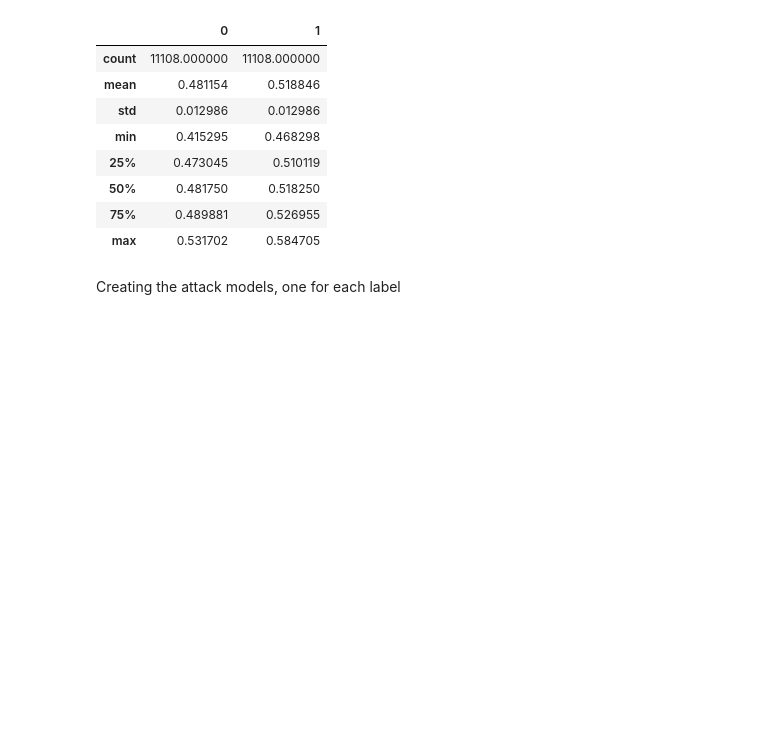
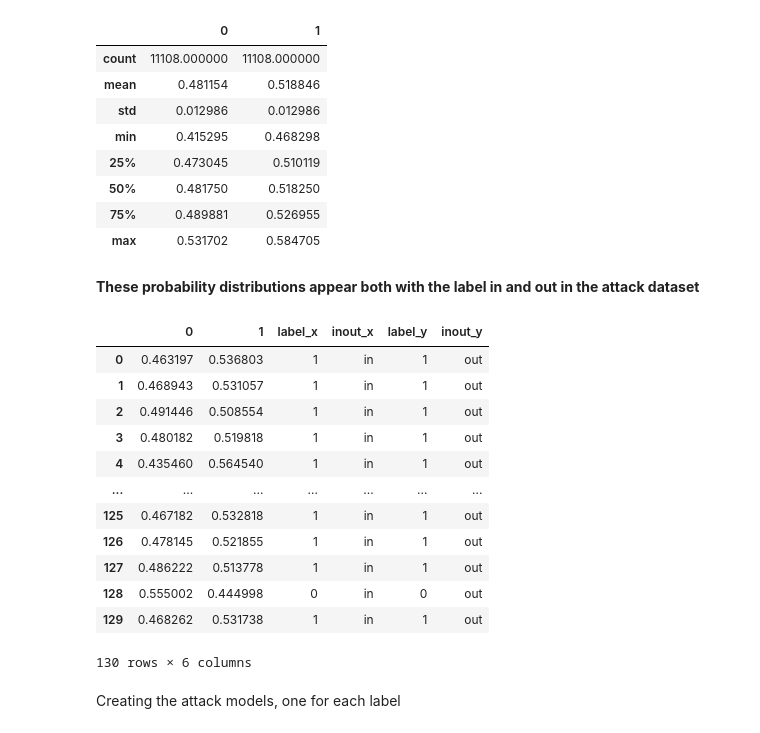
Before and after one commit to gerzin/mlem, a Jupyter notebook: notebooks/attack/AttackWithDT.ipynb, the cells around one changed output. Cells and saved outputs as stored; diff of their text form; code cells hidden in the pictures; blank space fills up the shorter version.

```diff
--- a/notebooks/attack/AttackWithDT.ipynb
+++ b/notebooks/attack/AttackWithDT.ipynb
@@ -308,6 +308,29 @@ attack_dataset[attack_dataset.label == 1][[0,1]].describe()
 | 50% | 0.481750 | 0.518250 |
 | 75% | 0.489881 | 0.526955 |
 | max | 0.531702 | 0.584705 |
+# %%
+attack_dataset_ins = attack_dataset[attack_dataset.inout == 'in']#.drop('inout', axis=1)
+attack_dataset_outs = attack_dataset[attack_dataset.inout == 'out']#.drop('inout', axis=1)
+# %%
+int_df = pd.merge(attack_dataset_ins, attack_dataset_outs, how ='inner', on =[0, 1])
+# %% [markdown]
+**These probability distributions appear both with the label in and out in the attack dataset**
+# %%
+int_df
+# %% [output]
+|  | 0 | 1 | label_x | inout_x | label_y | inout_y |
+| 0 | 0.463197 | 0.536803 | 1 | in | 1 | out |
+| 1 | 0.468943 | 0.531057 | 1 | in | 1 | out |
+| 2 | 0.491446 | 0.508554 | 1 | in | 1 | out |
+| 3 | 0.480182 | 0.519818 | 1 | in | 1 | out |
+| 4 | 0.435460 | 0.564540 | 1 | in | 1 | out |
+| ... | ... | ... | ... | ... | ... | ... |
+| 125 | 0.467182 | 0.532818 | 1 | in | 1 | out |
+| 126 | 0.478145 | 0.521855 | 1 | in | 1 | out |
+| 127 | 0.486222 | 0.513778 | 1 | in | 1 | out |
+| 128 | 0.555002 | 0.444998 | 0 | in | 0 | out |
+| 129 | 0.468262 | 0.531738 | 1 | in | 1 | out |
+130 rows × 6 columns
 # %% [markdown]
 Creating the attack models, one for each label
 # %%
```
Also changed, not shown: parts of 4 cells of this notebook.
